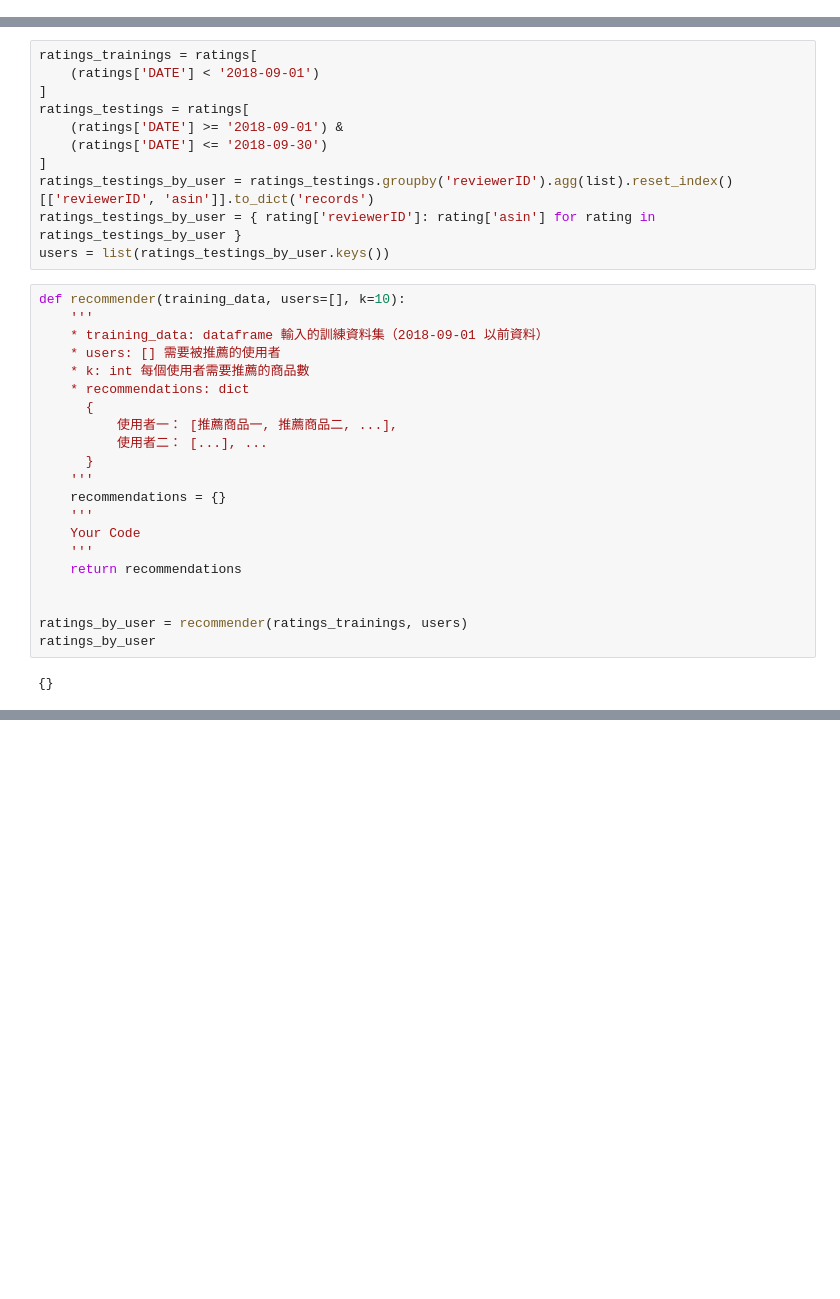
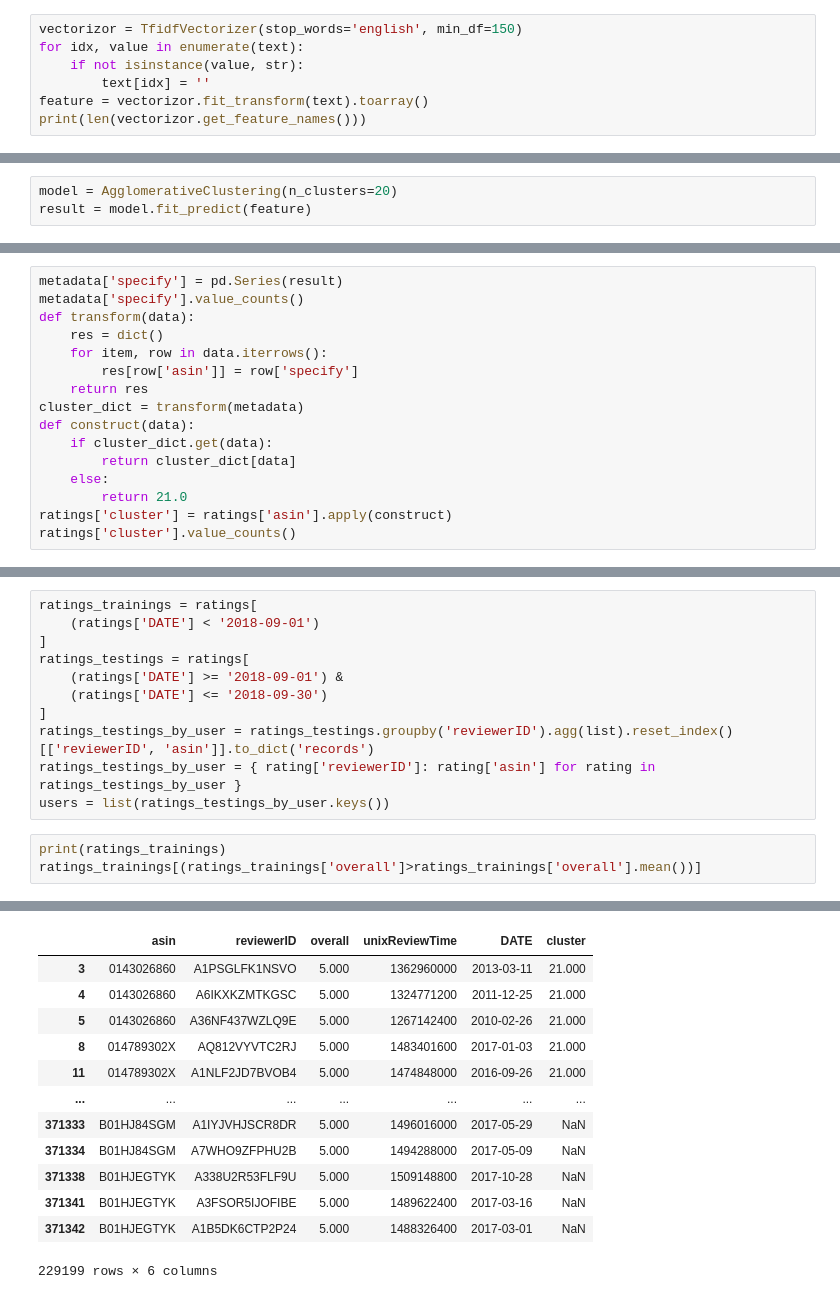
Before and after one commit to fafnerzhang/data-course-sample, a Jupyter notebook: week_1/rule_based_recommandation.ipynb, the cells around one changed output, grey strips where cells are left out. Drawn from its saved outputs; the diff is of its cells as text; blank space fills up the shorter version.

```diff
--- a/week_1/rule_based_recommandation.ipynb
+++ b/week_1/rule_based_recommandation.ipynb
@@ -30,0 +91,7 @@ ratings['DATE'] = pd.to_datetime(ratings['unixReviewTime'], unit='s')
+# %%
+vectorizor = TfidfVectorizer(stop_words='english', min_df=150)
+for idx, value in enumerate(text):
+    if not isinstance(value, str):
+        text[idx] = ''
+feature = vectorizor.fit_transform(text).toarray()
+print(len(vectorizor.get_feature_names()))
@@ -30,0 +100,3 @@ ratings['DATE'] = pd.to_datetime(ratings['unixReviewTime'], unit='s')
+# %%
+model = AgglomerativeClustering(n_clusters=20)
+result = model.fit_predict(feature)
@@ -30,0 +107,16 @@ ratings['DATE'] = pd.to_datetime(ratings['unixReviewTime'], unit='s')
+# %%
+metadata['specify'] = pd.Series(result)
+metadata['specify'].value_counts()
+def transform(data):
+    res = dict()
+    for item, row in data.iterrows():
+        res[row['asin']] = row['specify']
+    return res
+cluster_dict = transform(metadata)
+def construct(data):
+    if cluster_dict.get(data):
+        return cluster_dict[data]
+    else:
+        return 21.0
+ratings['cluster'] = ratings['asin'].apply(construct)
+ratings['cluster'].value_counts()
@@ -39,26 +149,7 @@ ratings_testings = ratings[
 ratings_testings_by_user = ratings_testings.groupby('reviewerID').agg(list).reset_index()[['reviewerID', 'asin']].to_dict('records')
 ratings_testings_by_user = { rating['reviewerID']: rating['asin'] for rating in ratings_testings_by_user }
 users = list(ratings_testings_by_user.keys())
-# %%
-def recommender(training_data, users=[], k=10):
-    '''
-    * training_data: dataframe 輸入的訓練資料集（2018-09-01 以前資料）
-    * users: [] 需要被推薦的使用者
-    * k: int 每個使用者需要推薦的商品數
-    * recommendations: dict
-      {
-          使用者一： [推薦商品一, 推薦商品二, ...],
-          使用者二： [...], ...
-      }
-    '''
-    recommendations = {}
-    '''
-    Your Code
-    '''
-    return recommendations
-
-
-ratings_by_user = recommender(ratings_trainings, users)
-ratings_by_user
-# %% [output]
-{}
+# %%
+print(ratings_trainings)
+ratings_trainings[(ratings_trainings['overall']>ratings_trainings['overall'].mean())]
+# %% [output]
@@ -65 +173,14 @@ ratings_by_user
+|  | asin | reviewerID | overall | unixReviewTime | DATE | cluster |
+| 3 | 0143026860 | A1PSGLFK1NSVO | 5.000 | 1362960000 | 2013-03-11 | 21.000 |
+| 4 | 0143026860 | A6IKXKZMTKGSC | 5.000 | 1324771200 | 2011-12-25 | 21.000 |
+| 5 | 0143026860 | A36NF437WZLQ9E | 5.000 | 1267142400 | 2010-02-26 | 21.000 |
+| 8 | 014789302X | AQ812VYVTC2RJ | 5.000 | 1483401600 | 2017-01-03 | 21.000 |
+| 11 | 014789302X | A1NLF2JD7BVOB4 | 5.000 | 1474848000 | 2016-09-26 | 21.000 |
+| ... | ... | ... | ... | ... | ... | ... |
+| 371333 | B01HJ84SGM | A1IYJVHJSCR8DR | 5.000 | 1496016000 | 2017-05-29 | NaN |
+| 371334 | B01HJ84SGM | A7WHO9ZFPHU2B | 5.000 | 1494288000 | 2017-05-09 | NaN |
+| 371338 | B01HJEGTYK | A338U2R53FLF9U | 5.000 | 1509148800 | 2017-10-28 | NaN |
+| 371341 | B01HJEGTYK | A3FSOR5IJOFIBE | 5.000 | 1489622400 | 2017-03-16 | NaN |
+| 371342 | B01HJEGTYK | A1B5DK6CTP2P24 | 5.000 | 1488326400 | 2017-03-01 | NaN |
+229199 rows × 6 columns
 # %%
```
Also changed, not shown: parts of 18 cells of this notebook, 4 other files.
